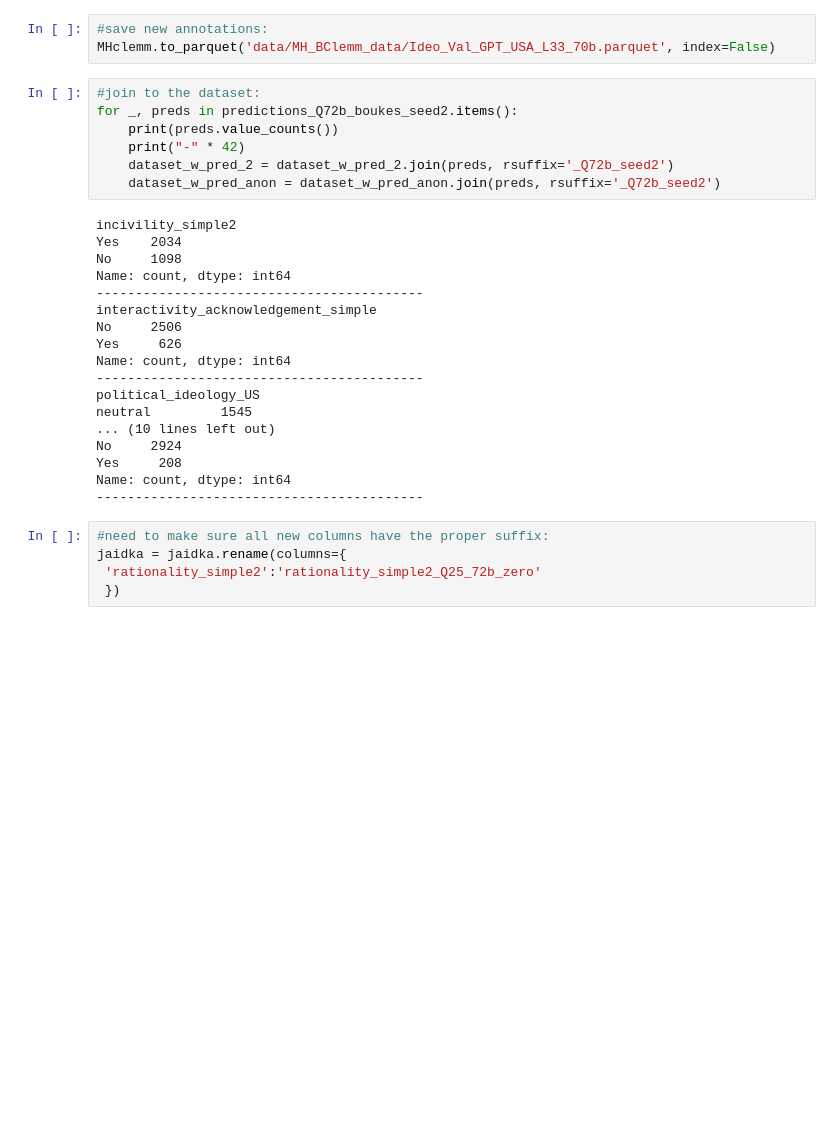
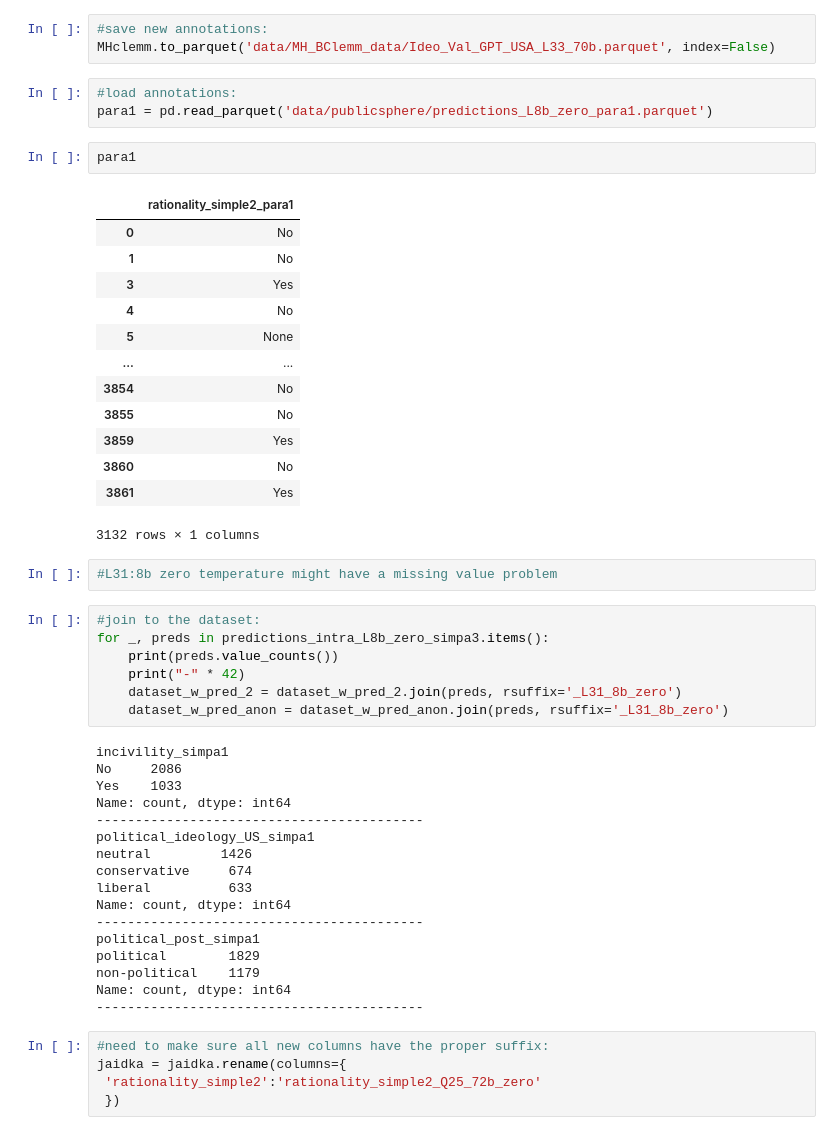
Before and after one commit to cl-trier/TWON-Exploration, a Jupyter notebook: 50--GLLM-annotation-bias-annotation.ipynb, the cells around one changed output. Drawn from its saved outputs; the diff is of its cells as text; blank space fills up the shorter version.

Commit message:
added more annotations for the gllm bias paper

```diff
--- a/50--GLLM-annotation-bias-annotation.ipynb
+++ b/50--GLLM-annotation-bias-annotation.ipynb
@@ -749,29 +818,49 @@ MHclemm = MHclemm.rename(columns={
 # %%
 #save new annotations:
 MHclemm.to_parquet('data/MH_BClemm_data/Ideo_Val_GPT_USA_L33_70b.parquet', index=False)
+# %%
+#load annotations:
+para1 = pd.read_parquet('data/publicsphere/predictions_L8b_zero_para1.parquet')
+# %%
+para1
+# %% [output]
+|  | rationality_simple2_para1 |
+| 0 | No |
+| 1 | No |
+| 3 | Yes |
+| 4 | No |
+| 5 | None |
+| ... | ... |
+| 3854 | No |
+| 3855 | No |
+| 3859 | Yes |
+| 3860 | No |
+| 3861 | Yes |
+3132 rows × 1 columns
+# %%
+#L31:8b zero temperature might have a missing value problem
 # %%
 #join to the dataset:
-for _, preds in predictions_Q72b_boukes_seed2.items():
+for _, preds in predictions_intra_L8b_zero_simpa3.items():
     print(preds.value_counts())
     print("-" * 42)
-    dataset_w_pred_2 = dataset_w_pred_2.join(preds, rsuffix='_Q72b_seed2')
-    dataset_w_pred_anon = dataset_w_pred_anon.join(preds, rsuffix='_Q72b_seed2')
+    dataset_w_pred_2 = dataset_w_pred_2.join(preds, rsuffix='_L31_8b_zero')
+    dataset_w_pred_anon = dataset_w_pred_anon.join(preds, rsuffix='_L31_8b_zero')
 # %% [output]
-incivility_simple2
-Yes    2034
-No     1098
+incivility_simpa1
+No     2086
+Yes    1033
 Name: count, dtype: int64
 ------------------------------------------
-interactivity_acknowledgement_simple
-No     2506
-Yes     626
+political_ideology_US_simpa1
+neutral         1426
+conservative     674
+liberal          633
 Name: count, dtype: int64
 ------------------------------------------
-political_ideology_US
-neutral         1545
-... (10 lines left out)
-No     2924
-Yes     208
+political_post_simpa1
+political        1829
+non-political    1179
 Name: count, dtype: int64
 ------------------------------------------
 # %%
```
Also changed, not shown: parts of 27 cells of this notebook, 2 other files.
